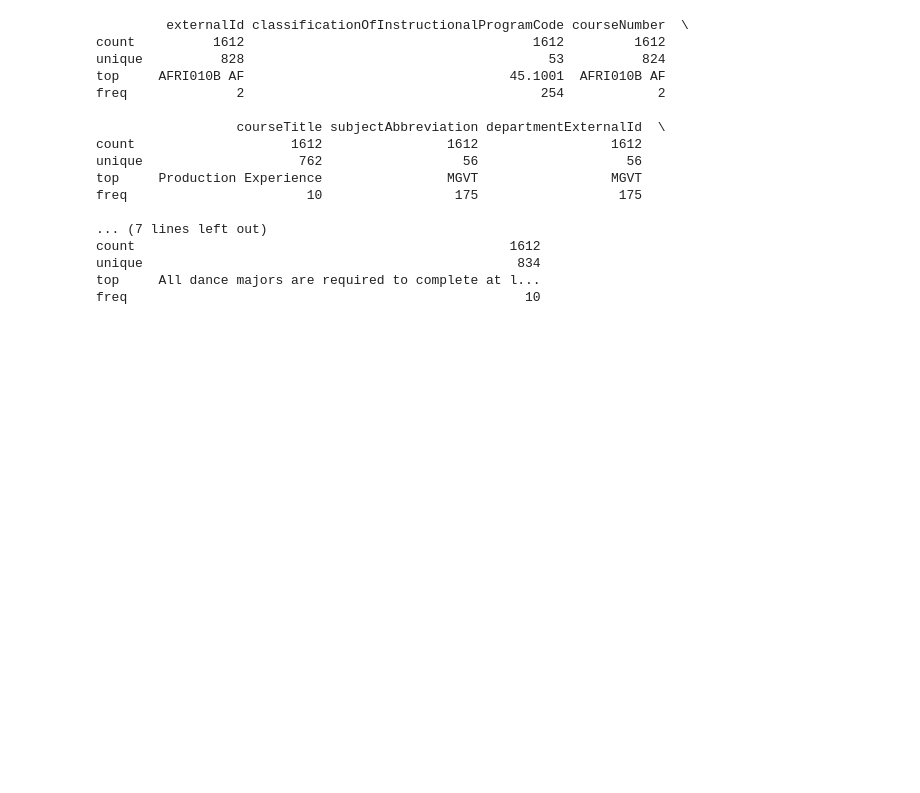
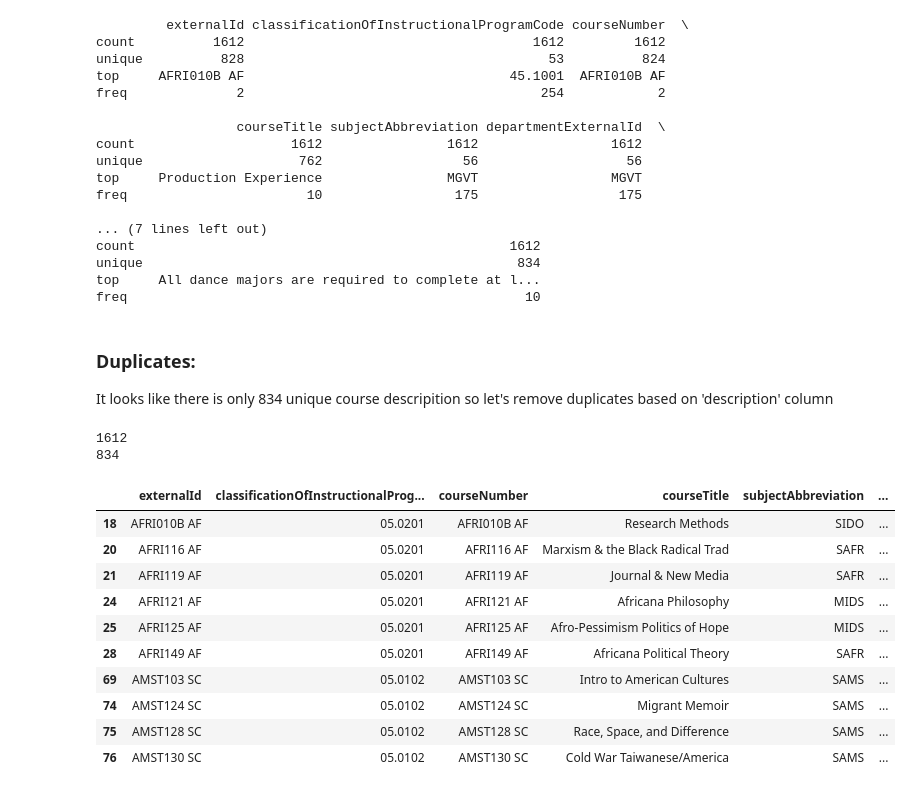
Before and after one commit to p-ai-org/p-recommender, a Jupyter notebook: data-science/alex.ipynb, the cells around one changed output. Cells and saved outputs as stored; diff of their text form; code cells hidden in the pictures; blank space fills up the shorter version.

```diff
--- a/data-science/alex.ipynb
+++ b/data-science/alex.ipynb
@@ -47,3 +65,27 @@ count                                                1612
 unique                                                834
 top     All dance majors are required to complete at l...
 freq                                                   10
+# %% [markdown]
+### Duplicates:
+It looks like there is only 834 unique course descripition so let's remove duplicates based on 'description' column
+# %%
+print(len(data))
+data = data.drop_duplicates(subset='description')
+print(len(data))
+# %% [output]
+1612
+834
+# %%
+data.head(10)
+# %% [output]
+|  | externalId | classificationOfInstructionalProg... | courseNumber | courseTitle | subjectAbbreviation | ... |
+| 18 | AFRI010B AF | 05.0201 | AFRI010B AF | Research Methods | SIDO | ... |
+| 20 | AFRI116 AF | 05.0201 | AFRI116 AF | Marxism & the Black Radical Trad | SAFR | ... |
+| 21 | AFRI119 AF | 05.0201 | AFRI119 AF | Journal & New Media | SAFR | ... |
+| 24 | AFRI121 AF | 05.0201 | AFRI121 AF | Africana Philosophy | MIDS | ... |
+| 25 | AFRI125 AF | 05.0201 | AFRI125 AF | Afro-Pessimism Politics of Hope | MIDS | ... |
+| 28 | AFRI149 AF | 05.0201 | AFRI149 AF | Africana Political Theory | SAFR | ... |
+| 69 | AMST103 SC | 05.0102 | AMST103 SC | Intro to American Cultures | SAMS | ... |
+| 74 | AMST124 SC | 05.0102 | AMST124 SC | Migrant Memoir | SAMS | ... |
+| 75 | AMST128 SC | 05.0102 | AMST128 SC | Race, Space, and Difference | SAMS | ... |
+| 76 | AMST130 SC | 05.0102 | AMST130 SC | Cold War Taiwanese/America | SAMS | ... |
```
Also changed, not shown: parts of 1 cell of this notebook.
